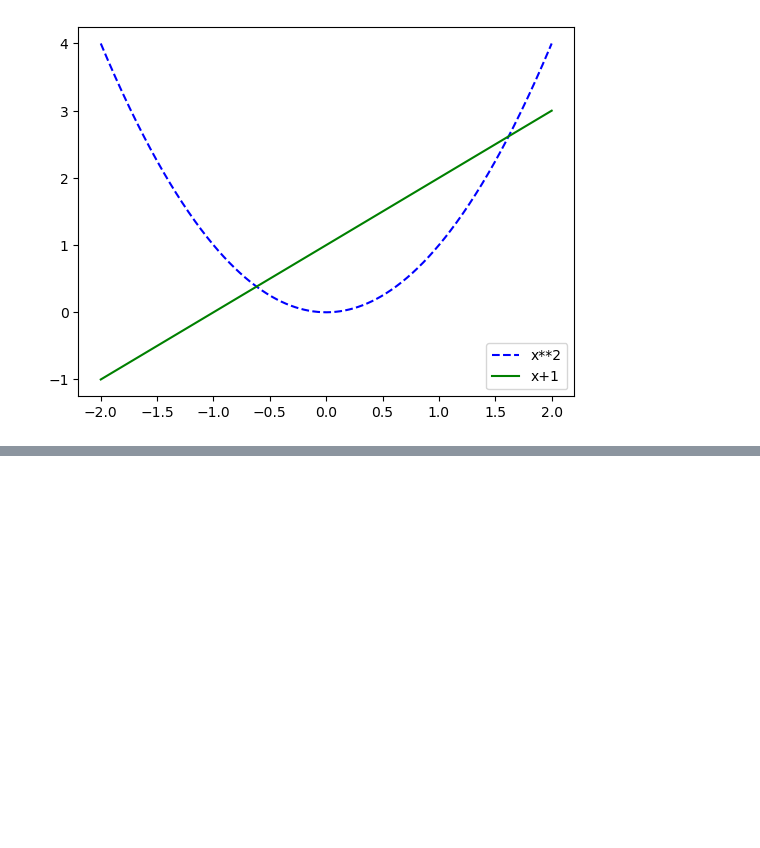
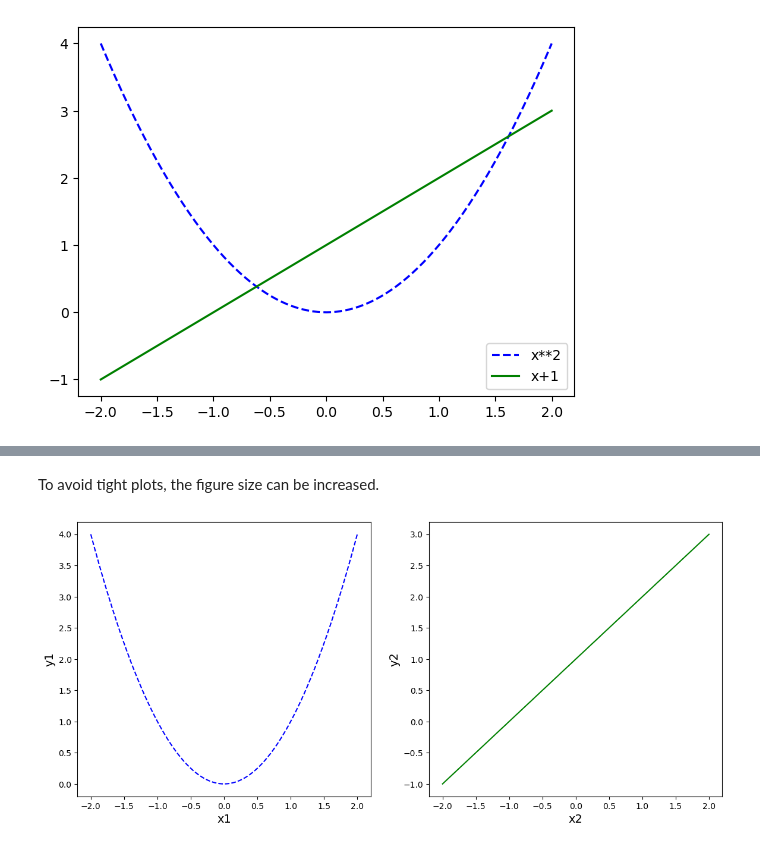
Before and after one commit to JonatanBadillo/Deep-Learning-and-AI, a Jupyter notebook: Introduction to Matplotlib/Introduction to Matplotlib.ipynb, the cells around one changed output, grey strips where cells are left out. Cells and saved outputs as stored; diff of their text form; code cells hidden in the pictures; blank space fills up the shorter version.

```diff
--- a/Introduction to Matplotlib/Introduction to Matplotlib.ipynb
+++ b/Introduction to Matplotlib/Introduction to Matplotlib.ipynb
@@ -98,0 +116,18 @@ plt.show()
+# %% [markdown]
+To avoid tight plots, the figure size can be increased.
+# %%
+plt.figure(figsize=(14,6))
+
+plt.subplot(1, 2, 1)  # 1 row, 1 column, 1st subplot
+plt.plot(x, y, 'b--')
+plt.xlabel("x1", fontsize=14)
+plt.ylabel("y1", fontsize=14)
+
+plt.subplot(1, 2, 2)  # 1 row, 2 columns, 2nd subplot
+plt.plot(x, y2, 'g')
+plt.xlabel("x2", fontsize=14)
+plt.ylabel("y2", fontsize=14)
+
+plt.show()
+# %% [output]
+[figure, added]
```
Also changed, not shown: parts of 2 cells of this notebook.
